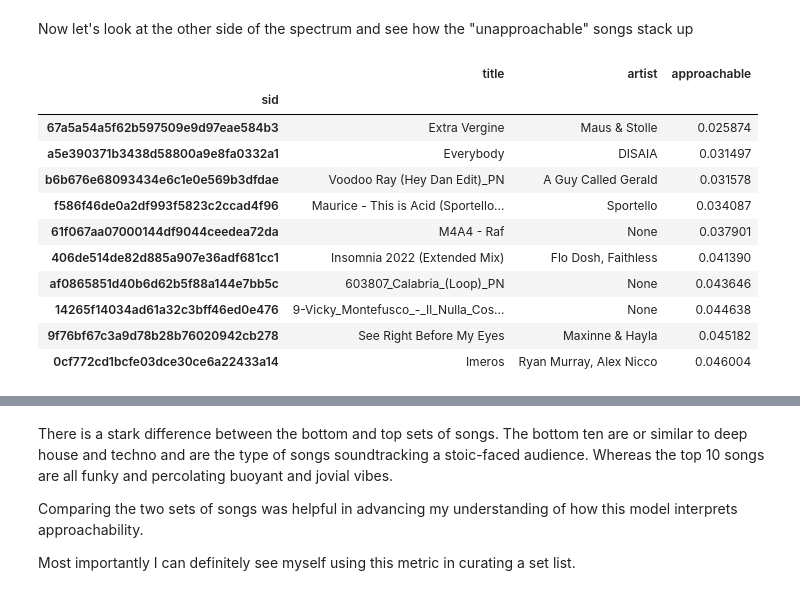
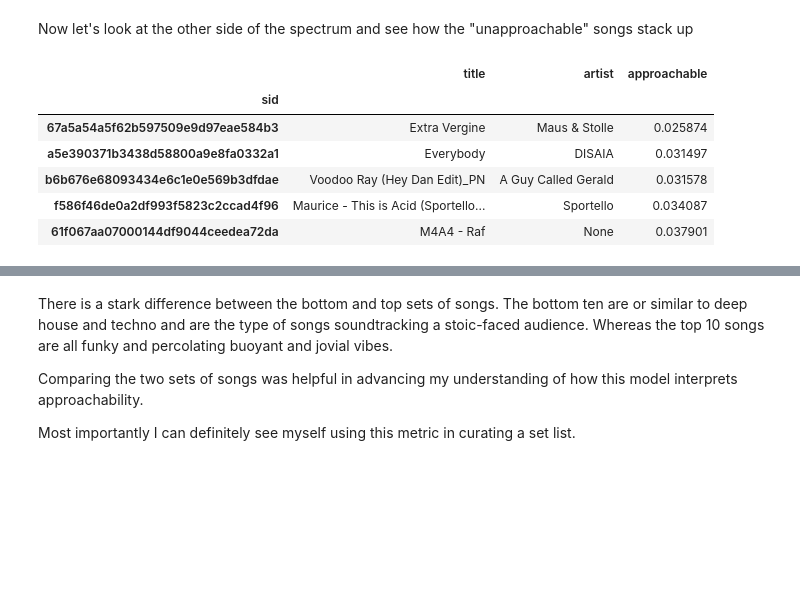
Before and after one commit to GeorgeMcIntire/DataJockey, a Jupyter notebook: Notebooks/EDA Style Classification.ipynb, the cells around one changed output, grey strips where cells are left out. Saved outputs shown, nothing was run; the diff lists cells and outputs as text; code cells hidden in the pictures; blank space fills up the shorter version.

```diff
--- a/Notebooks/EDA Style Classification.ipynb
+++ b/Notebooks/EDA Style Classification.ipynb
@@ -39,7 +40,6 @@ I'll be analyzing data from the following tables
 tables = ['approachability_2c_effnet_discogs_1_activations',
  'danceability_effnet_discogs_1_activations',
  'engagement_2c_effnet_discogs_1_activations',
- 'genre_electronic_effnet_discogs_1_activations',
  'mood_acoustic_effnet_discogs_1_activations',
  'mood_aggressive_effnet_discogs_1_activations',
  'mood_happy_effnet_discogs_1_activations',
@@ -106,11 +148,8 @@ I'm the first to admit that the music I play is not mainstream — you won't hea
 With that being said I'm quite eager to know the approachability model's assessment of my collection. What does it mean if a song that is not popular is rated high on the approachability scale? This could potentially be a huge deal because DJs love to play great songs that crowds haven't heard before. So if I have a bunch relatively obscure songs whose sound has massive crossover appeal, I could be onto something here.
 # %%
 table = tables[0]
-print(f"Loading {table} data")
-approach_df = pd.read_sql_query(f"SELECT * FROM {table}",
-                                con = conn).set_index("sid").applymap(lambda x:x[0])
-approach_df = approach_df[~approach_df.index.duplicated(keep='first')]
-approach_df.head(5)
+approach = ActivationDataHub(table_name=table)
+approach.df.head()
 # %% [output]
 Loading approachability_2c_effnet_discogs_1_activations data
 |  | not_approachable | approachable |
@@ -265,21 +262,15 @@ I am perplexed when these songs made the top 10. At least of these tracks I woul
 # %% [markdown]
 Now let's look at the other side of the spectrum and see how the "unapproachable" songs stack up
 # %%
-least_approachable_songs = top_songs(approach_ser, ascending=True)
-least_approachable_songs
+approach.top_songs("approachable", ascending=True, n = 5)
 # %% [output]
 |  | title | artist | approachable |
 | sid |  |  |  |
 | 67a5a54a5f62b597509e9d97eae584b3 | Extra Vergine | Maus & Stolle | 0.025874 |
 | a5e390371b3438d58800a9e8fa0332a1 | Everybody | DISAIA | 0.031497 |
 | b6b676e68093434e6c1e0e569b3dfdae | Voodoo Ray (Hey Dan Edit)_PN | A Guy Called Gerald | 0.031578 |
 | f586f46de0a2df993f5823c2ccad4f96 | Maurice - This is Acid (Sportello... | Sportello | 0.034087 |
 | 61f067aa07000144df9044ceedea72da | M4A4 - Raf | None | 0.037901 |
-| 406de514de82d885a907e36adf681cc1 | Insomnia 2022 (Extended Mix) | Flo Dosh, Faithless | 0.041390 |
-| af0865851d40b6d62b5f88a144e7bb5c | 603807_Calabria_(Loop)_PN | None | 0.043646 |
-| 14265f14034ad61a32c3bff46ed0e476 | 9-Vicky_Montefusco_-_Il_Nulla_Cos... | None | 0.044638 |
-| 9f76bf67c3a9d78b28b76020942cb278 | See Right Before My Eyes | Maxinne & Hayla | 0.045182 |
-| 0cf772cd1bcfe03dce30ce6a22433a14 | Imeros | Ryan Murray, Alex Nicco | 0.046004 |
 # %% [markdown]
 1. [Extra Vergine - Maus & Stolle](https://www.youtube.com/watch?v=ykOCriwIatc)
 
```
Also changed, not shown: parts of 82 cells of this notebook, 3 other files.
